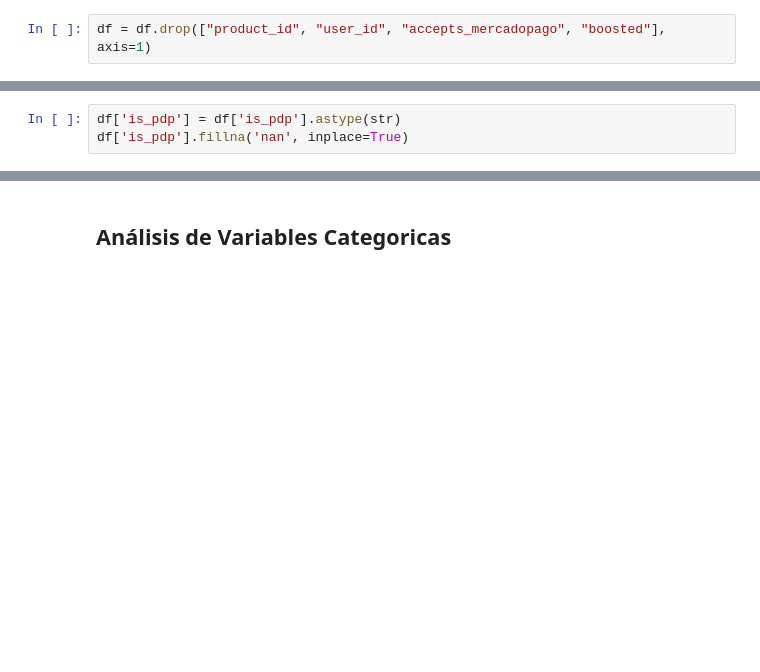
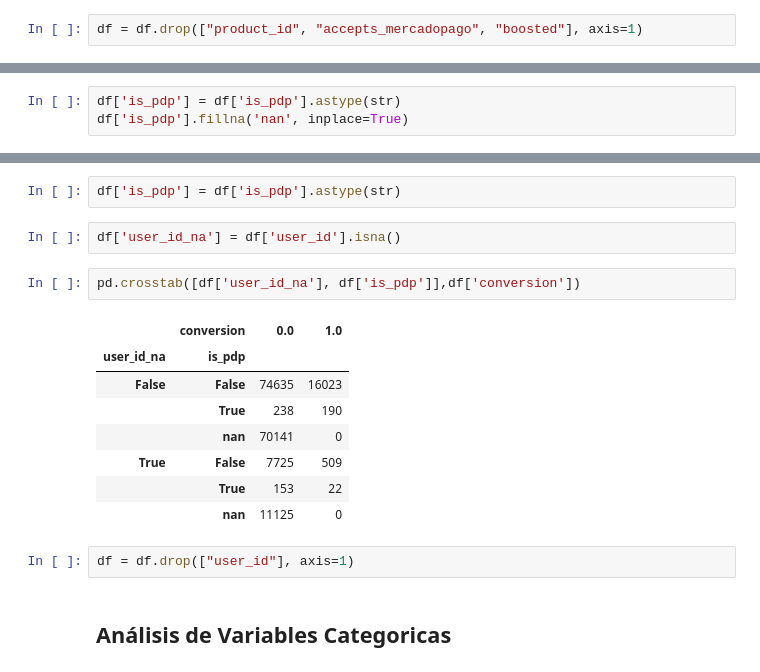
Before and after one commit to abrilnoguera/MLConversionPrediction, a Jupyter notebook: analisis.ipynb, the cells around one changed output, grey strips where cells are left out. Saved outputs shown, nothing was run; the diff lists cells and outputs as text; blank space fills up the shorter version.

```diff
--- a/analisis.ipynb
+++ b/analisis.ipynb
@@ -160,7 +160,7 @@ Notamos que las variables *accepts_mercadopago* y *boosted* contienen un unico v
 
 Por otro lado, las variables *product_id* y *user_id* no las tendremos en cuenta porque en su mayor proporción se encuentran vacias y no aportan información a la predicción.
 # %%
-df = df.drop(["product_id", "user_id", "accepts_mercadopago", "boosted"], axis=1)
+df = df.drop(["product_id", "accepts_mercadopago", "boosted"], axis=1)
 # %% [markdown]
 Para finalizar el apartado del analisis de variables numericas, nos gustaria agregar una nueva columna que creemos significativa para predecir la conversión. Notamos que tenemos dos variables *original_price* y *price*. El ratio de las mismas podría encontranse significativas, chequeemos...
 # %%
@@ -242,3 +250,20 @@ df['is_pdp'].fillna('nan', inplace=True)
+# %%
+df['is_pdp'] = df['is_pdp'].astype(str)
+# %%
+df['user_id_na'] = df['user_id'].isna()
+# %%
+pd.crosstab([df['user_id_na'], df['is_pdp']],df['conversion'])
+# %% [output]
+|  | conversion | 0.0 | 1.0 |
+| user_id_na | is_pdp |  |  |
+| False | False | 74635 | 16023 |
+|  | True | 238 | 190 |
+|  | nan | 70141 | 0 |
+| True | False | 7725 | 509 |
+|  | True | 153 | 22 |
+|  | nan | 11125 | 0 |
+# %%
+df = df.drop(["user_id"], axis=1)
 # %% [markdown]
 ## Análisis de Variables Categoricas
 # %%
```
Also changed, not shown: parts of 12 cells of this notebook.
